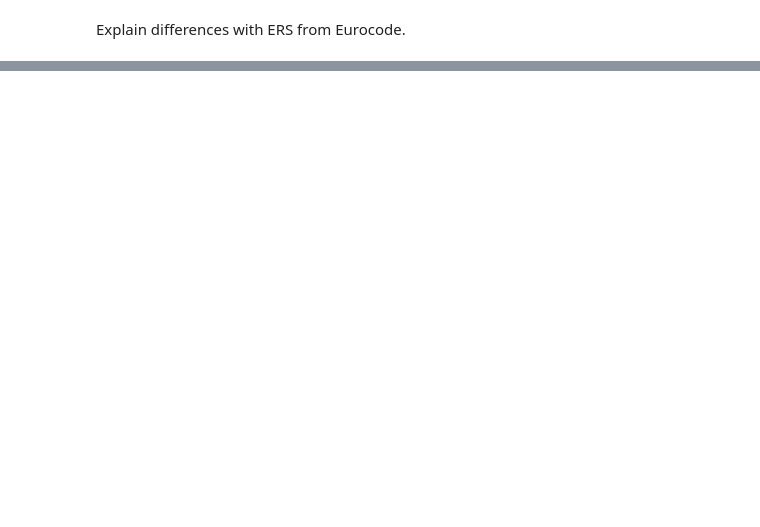
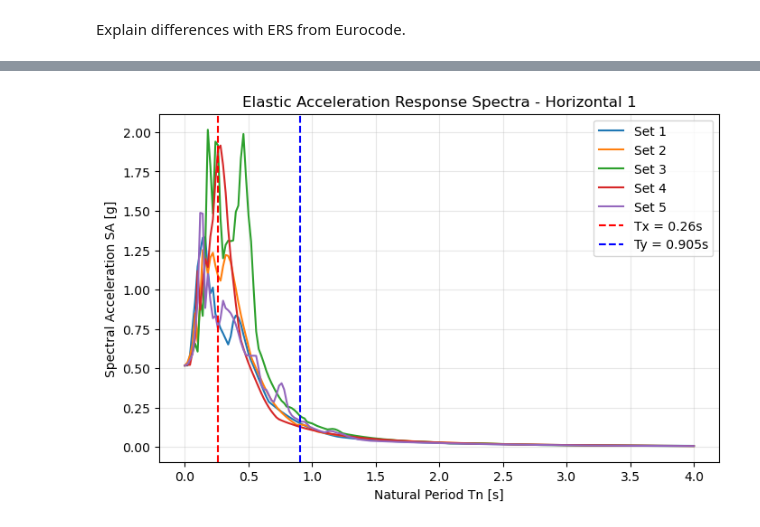
Before and after one commit to josems06-crypto/CIEM5220_Earthquakes, a Jupyter notebook: Python for Project Work SRE_Part 2/ERS/ERS/ERS.ipynb, the cells around one changed output, grey strips where cells are left out. Cells and saved outputs as stored; diff of their text form; code cells hidden in the pictures; blank space fills up the shorter version.

```diff
--- a/Python for Project Work SRE_Part 2/ERS/ERS/ERS.ipynb
+++ b/Python for Project Work SRE_Part 2/ERS/ERS/ERS.ipynb
@@ -238,2 +238,84 @@ Text(0.5, 1.0, 'Elastic Acceleration Response Spectra of Scaled Signals')
 # %% [markdown]
 Explain differences with ERS from Eurocode.
+# %%
+# --- ADD THIS BEFORE YOUR PLOTTING SECTION ---
+
+# Define the fundamental periods of the structure
+Tx = 0.260  # Stiff axis (Mode 3, X-direction)
+Ty = 0.905  # Flexible axis (Mode 1, Y-direction)
+
+# Find the closest indices in the Tn array for these periods
+idx_x = np.argmin(np.abs(Tn - Tx))
+idx_y = np.argmin(np.abs(Tn - Ty))
+
+# Initialize variables to search for the critical excitation
+max_sa_x = 0.0
+critical_set = -1
+critical_dir_name = ""
+critical_dir_index = -1
+
+# Loop through the 5 chosen sets to find the maximum SA at Tx
+for i in range(N):
+    # SA values at T = 0.260s for Hor1 and Hor2 of the current set
+    sa_hor1 = SA_el_hor[idx_x, 2*i]
+    sa_hor2 = SA_el_hor[idx_x, 2*i + 1]
+
+    # Check if Hor1 is the new maximum
+    if sa_hor1 > max_sa_x:
+        max_sa_x = sa_hor1
+        critical_set = i + 1
+        critical_dir_name = "Horizontal 1"
+        critical_dir_index = 2*i
+
+    # Check if Hor2 is the new maximum
+    if sa_hor2 > max_sa_x:
+        max_sa_x = sa_hor2
+        critical_set = i + 1
+        critical_dir_name = "Horizontal 2"
+        critical_dir_index = 2*i + 1
+
+print("-" * 50)
+print(f"CRITICAL EXCITATION SEARCH RESULTS:")
+print(f"Target Period for X-direction: Tx = {Tx} s")
+print(f"Target Period for Y-direction: Ty = {Ty} s")
+print(f"--> The most critical excitation is Set {critical_set}")
+print(f"--> Align {critical_dir_name} of Set {critical_set} with the structure's X-axis.")
+print(f"--> Maximum Spectral Acceleration at Tx = {max_sa_x:.3f} g")
+print("-" * 50)
+
+
+# --- MODIFIED PLOTTING SECTION ---
+
+# Plot Horizontal 1
+plt.figure(figsize=(8, 5))
+plt.plot(Tn, SA_el_hor[:,0::2])
+plt.axvline(x=Tx, color='r', linestyle='--', label=f'Tx = {Tx}s (X-dir)')
+plt.axvline(x=Ty, color='b', linestyle='--', label=f'Ty = {Ty}s (Y-dir)')
+plt.xlabel('Natural Period Tn [s]')
+plt.ylabel('Spectral Acceleration SA [g]')
+plt.legend(['Set 1', 'Set 2', 'Set 3', 'Set 4', 'Set 5', f'Tx = {Tx}s', f'Ty = {Ty}s'])
+plt.title('Elastic Acceleration Response Spectra - Horizontal 1')
+plt.grid(True, alpha=0.3)
+
+# Plot Horizontal 2
+plt.figure(figsize=(8, 5))
+plt.plot(Tn, SA_el_hor[:,1::2])
+plt.axvline(x=Tx, color='r', linestyle='--', label=f'Tx = {Tx}s (X-dir)')
+plt.axvline(x=Ty, color='b', linestyle='--', label=f'Ty = {Ty}s (Y-dir)')
+plt.xlabel('Natural Period Tn [s]')
+plt.ylabel('Spectral Acceleration SA [g]')
+plt.legend(['Set 1', 'Set 2', 'Set 3', 'Set 4', 'Set 5', f'Tx = {Tx}s', f'Ty = {Ty}s'])
+plt.title('Elastic Acceleration Response Spectra - Horizontal 2')
+plt.grid(True, alpha=0.3)
+
+# Plot Vertical
+plt.figure(figsize=(8, 5))
+plt.plot(Tn, SA_el_ver)
+plt.xlabel('Natural Period Tn [s]')
+plt.ylabel('Spectral Acceleration SA [g]')
+plt.legend(['Set 1', 'Set 2', 'Set 3', 'Set 4', 'Set 5'])
+plt.title('Elastic Acceleration Response Spectra - Vertical')
+plt.grid(True, alpha=0.3)
+
+plt.show()
+# %% [output]
@@ -239,0 +330 @@ Explain differences with ERS from Eurocode.
+[figure, added]
```
Also changed, not shown: parts of 5 cells of this notebook, 26 other files.
